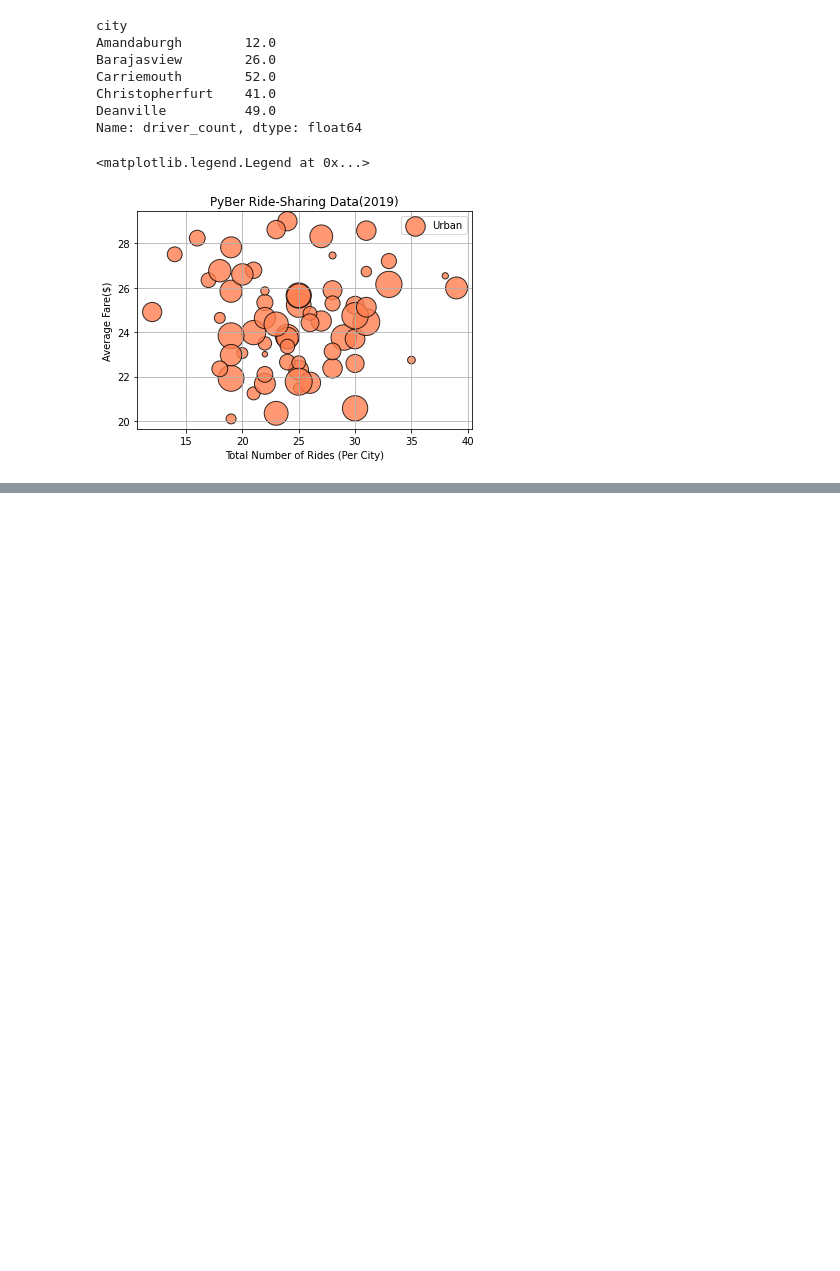
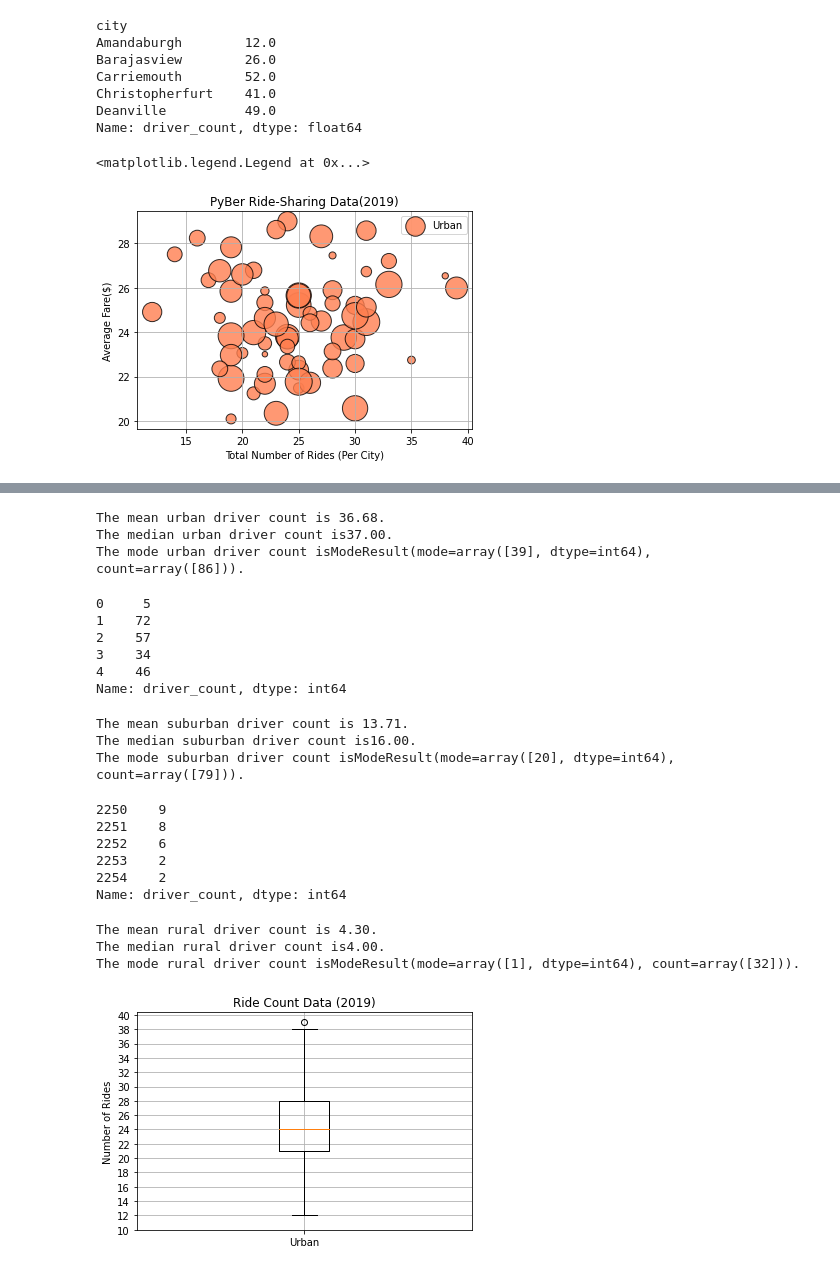
Before and after one commit to KyleCaulkins/PyBer_Analysis, a Jupyter notebook: PyBer.ipynb, the cells around one changed output, grey strips where cells are left out. Cells and saved outputs as stored; diff of their text form; code cells hidden in the pictures; blank space fills up the shorter version.

Commit message:
box and whisker plots added

```diff
--- a/PyBer.ipynb
+++ b/PyBer.ipynb
@@ -280,0 +498,77 @@ plt.show()
+# %%
+# Calculate the measures of central tendency for the average fare for the urban drivers
+mean_urban_count = np.mean(urban_drivers)
+print(f"The mean urban driver count is {mean_urban_count:.2f}.")
+
+median_urban_count = np.median(urban_drivers)
+print(f"The median urban driver count is{median_urban_count:.2f}.")
+
+mode_urban_count = sts.mode(urban_drivers)
+print(f"The mode urban driver count is{mode_urban_count}.")
+# %% [output]
+The mean urban driver count is 36.68.
+The median urban driver count is37.00.
+The mode urban driver count isModeResult(mode=array([39], dtype=int64), count=array([86])).
+# %%
+# Get the driver count data from the suburban cities.
+suburban_drivers = suburban_cities_df['driver_count']
+urban_drivers.head()
+# %% [output]
+0     5
+1    72
+2    57
+3    34
+4    46
+Name: driver_count, dtype: int64
+# %%
+# Calculate the measures of central tendency for the average fare for the suburban drivers
+mean_suburban_count = np.mean(suburban_drivers)
+print(f"The mean suburban driver count is {mean_suburban_count:.2f}.")
+
+median_suburban_count = np.median(suburban_drivers)
+print(f"The median suburban driver count is{median_suburban_count:.2f}.")
+
+mode_suburban_count = sts.mode(suburban_drivers)
+print(f"The mode suburban driver count is{mode_suburban_count}.")
+# %% [output]
+The mean suburban driver count is 13.71.
+The median suburban driver count is16.00.
+The mode suburban driver count isModeResult(mode=array([20], dtype=int64), count=array([79])).
+# %%
+# Get the driver count data from the rural cities.
+rural_drivers = rural_cities_df['driver_count']
+rural_drivers.head()
+# %% [output]
+2250    9
+2251    8
+2252    6
+2253    2
+2254    2
+Name: driver_count, dtype: int64
+# %%
+# Calculate the measures of central tendency for the average fare for the rural drivers
+mean_rural_count = np.mean(rural_drivers)
+print(f"The mean rural driver count is {mean_rural_count:.2f}.")
+
+median_rural_count = np.median(rural_drivers)
+print(f"The median rural driver count is{median_rural_count:.2f}.")
+
+mode_rural_count = sts.mode(rural_drivers)
+print(f"The mode rural driver count is{mode_rural_count}.")
+# %% [output]
+The mean rural driver count is 4.30.
+The median rural driver count is4.00.
+The mode rural driver count isModeResult(mode=array([1], dtype=int64), count=array([32])).
+# %%
+# Create a box-and-whisker plot for the urban cities ride count.
+x_labels = ["Urban"]
+fig, ax = plt.subplots()
+ax.boxplot(urban_ride_count, labels=x_labels)
+# Add the title, y-axis label and grid.
+ax.set_title('Ride Count Data (2019)')
+ax.set_ylabel('Number of Rides')
+ax.set_yticks(np.arange(10, 41, step=2.0))
+ax.grid()
+plt.show()
+# %% [output]
+[figure, added]
```
Also changed, not shown: parts of 39 cells of this notebook.
